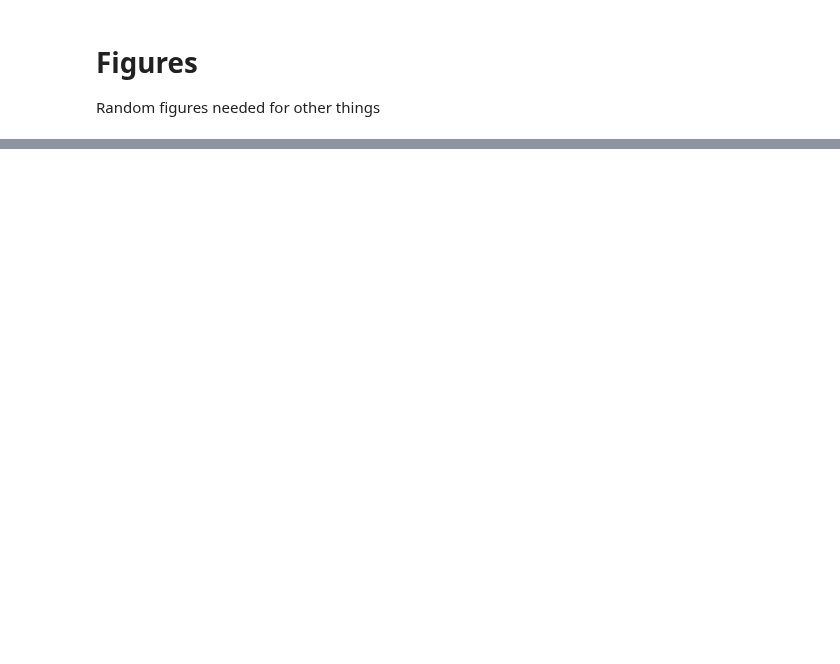
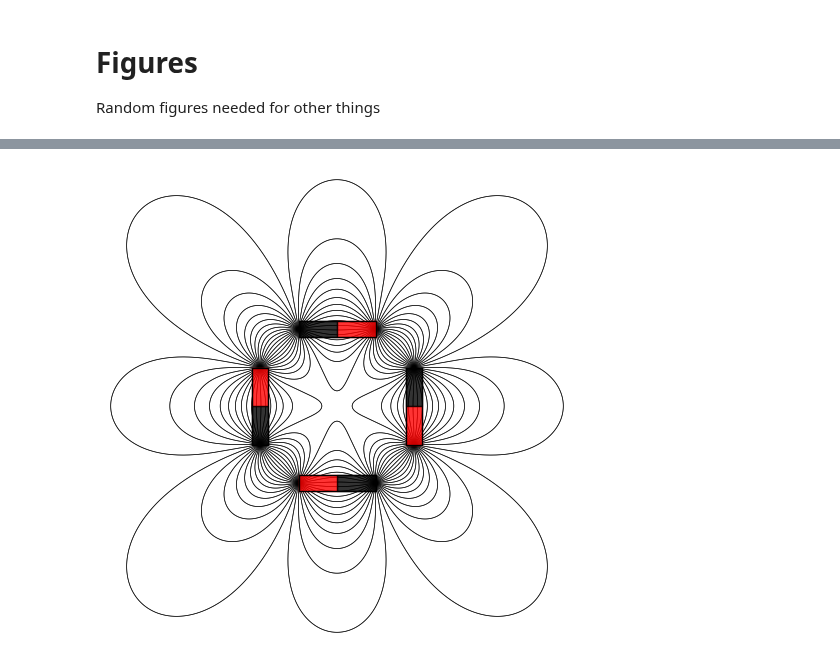
Before and after one commit to rkingery/notebooks, a Jupyter notebook: figures.ipynb, the cells around one changed output, grey strips where cells are left out. Saved outputs shown, nothing was run; the diff lists cells and outputs as text; code cells hidden in the pictures; blank space fills up the shorter version.

```diff
--- a/figures.ipynb
+++ b/figures.ipynb
@@ -201,0 +383,81 @@ Random figures needed for other things
+# %%
+class MagneticDipole:
+    def __init__(self, m, center, angle, length, width=0.4):
+        self.m = m
+        self.center = np.array(center, dtype=float)
+        self.angle = angle * np.pi / 180
+        self.length = length
+        self.width = width
+        self.u = np.array([np.cos(self.angle), np.sin(self.angle)])
+        self.v = np.array([-np.sin(self.angle), np.cos(self.angle)])
+        self.north_position = self.center + (self.length / 2) * self.u
+        self.south_position = self.center - (self.length / 2) * self.u
+
+class MagneticDipoleDistribution:
+    def __init__(self, dipoles):
+        self.dipoles = dipoles
+
+    def field(self, x, y):
+        # each dipole is modeled as two monopoles, one at the north pole (+m) and one at the south pole (-m).
+        Bx, By = 0, 0
+        point = np.array([x, y], dtype=float)
+        for dipole in self.dipoles:
+            # north pole
+            r_north = point - dipole.north_position
+            r2_north = np.dot(r_north, r_north)
+            if r2_north > 1e-12:
+                r3_north = r2_north ** 1.5
+                Bx += dipole.m * r_north[0] / r3_north
+                By += dipole.m * r_north[1] / r3_north
+            # south pole
+            r_south = point - dipole.south_position
+            r2_south = np.dot(r_south, r_south)
+            if r2_south > 1e-12:
+                r3_south = r2_south ** 1.5
+                Bx += -dipole.m * r_south[0] / r3_south
+                By += -dipole.m * r_south[1] / r3_south
+        return Bx, By
+
+    def seed_points(self, n_field_lines, step_size):
+        seeds = []
+        angles = np.linspace(0, 2 * np.pi * (n_field_lines - 1) / n_field_lines, n_field_lines)
+        for dipole in self.dipoles:
+            for pole in [dipole.north_position, dipole.south_position]:
+                for angle in angles:
+                    x0 = pole[0] + np.cos(angle) * step_size
+                    y0 = pole[1] + np.sin(angle) * step_size
+                    seeds.append((x0, y0))
+        return seeds
+
+    def plot_distribution(self, ax, xlim, ylim):
+        for dipole in self.dipoles:
+            # u is the unit vector along the dipole axis and v is perpendicular
+            half_length = dipole.length / 2
+            half_width = dipole.width / 2
+            center = dipole.center
+            # northern half: from center to center + half_length * u
+            north_corners = [center - half_width * dipole.v, center + half_width * dipole.v,
+                             center + half_width * dipole.v + half_length * dipole.u, center - half_width * dipole.v + half_length * dipole.u]
+            north_poly = Polygon(north_corners, closed=True, facecolor='red', edgecolor='red', alpha=0.8, zorder=10)
+            # southern half: from center to center - half_length * u
+            south_corners = [center - half_width * dipole.v, center + half_width * dipole.v,
+                             center + half_width * dipole.v - half_length * dipole.u, center - half_width * dipole.v - half_length * dipole.u]
+            south_poly = Polygon(south_corners, closed=True, facecolor='black', edgecolor='black', alpha=0.8, zorder=10)
+            ax.add_patch(north_poly)
+            ax.add_patch(south_poly)
+            # draw an outline for the entire dipole
+            full_corners = [center - half_width * dipole.v - half_length * dipole.u, center + half_width * dipole.v - half_length * dipole.u,
+                            center + half_width * dipole.v + half_length * dipole.u, center - half_width * dipole.v + half_length * dipole.u]
+            outline = Polygon(full_corners, closed=True, fill=False, edgecolor='black', linewidth=1, zorder=11)
+            ax.add_patch(outline)
+
+distribution = MagneticDipoleDistribution([
+    MagneticDipole(m=1, center=[0, 1], angle=0, length=1.0, width=0.2),
+    MagneticDipole(m=1, center=[1, 0], angle=-90, length=1.0, width=0.2),
+    MagneticDipole(m=1, center=[0, -1], angle=180, length=1.0, width=0.2),
+    MagneticDipole(m=1, center=[-1, 0], angle=90, length=1.0, width=0.2)
+])
+plotter = FieldLinePlotter(distribution)
+plotter.plot(n_field_lines=40, xlim=(-3, 3), ylim=(-3, 3));
+# %% [output]
+[figure, added]
```
Also changed, not shown: parts of 15 cells of this notebook.
